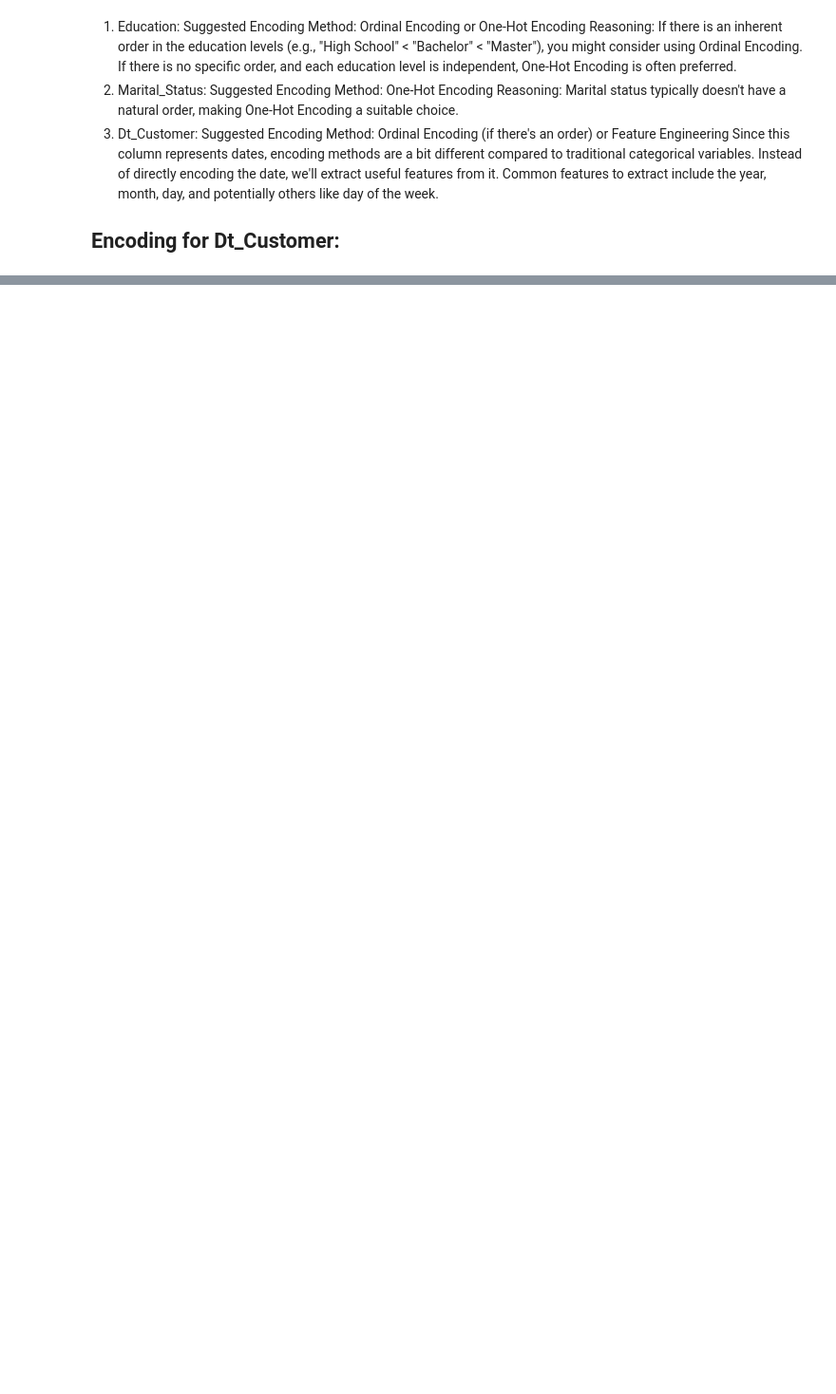
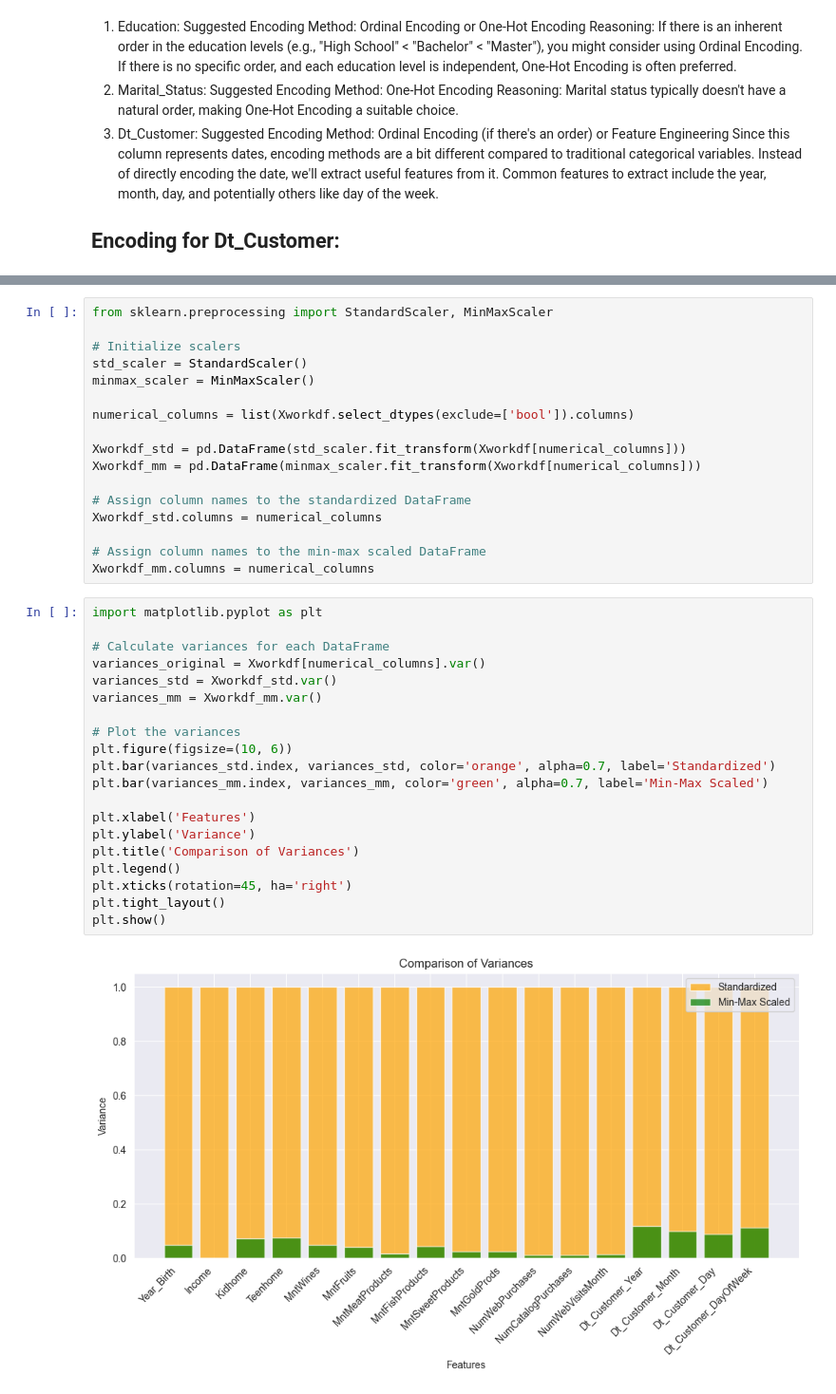
Before and after one commit to Sepehr-A/CLA_Project, a Jupyter notebook: PCA_HW/PCA_HW_NEW.ipynb, the cells around one changed output, grey strips where cells are left out. Shown at 95% size. Drawn from its saved outputs; the diff is of its cells as text; blank space fills up the shorter version.

```diff
--- a/PCA_HW/PCA_HW_NEW.ipynb
+++ b/PCA_HW/PCA_HW_NEW.ipynb
@@ -155,0 +169,39 @@ workdf.head()
+# %%
+from sklearn.preprocessing import StandardScaler, MinMaxScaler
+
+# Initialize scalers
+std_scaler = StandardScaler()
+minmax_scaler = MinMaxScaler()
+
+numerical_columns = list(Xworkdf.select_dtypes(exclude=['bool']).columns)
+
+Xworkdf_std = pd.DataFrame(std_scaler.fit_transform(Xworkdf[numerical_columns]))
+Xworkdf_mm = pd.DataFrame(minmax_scaler.fit_transform(Xworkdf[numerical_columns]))
+
+# Assign column names to the standardized DataFrame
+Xworkdf_std.columns = numerical_columns
+
+# Assign column names to the min-max scaled DataFrame
+Xworkdf_mm.columns = numerical_columns
+# %%
+import matplotlib.pyplot as plt
+
+# Calculate variances for each DataFrame
+variances_original = Xworkdf[numerical_columns].var()
+variances_std = Xworkdf_std.var()
+variances_mm = Xworkdf_mm.var()
+
+# Plot the variances
+plt.figure(figsize=(10, 6))
+plt.bar(variances_std.index, variances_std, color='orange', alpha=0.7, label='Standardized')
+plt.bar(variances_mm.index, variances_mm, color='green', alpha=0.7, label='Min-Max Scaled')
+
+plt.xlabel('Features')
+plt.ylabel('Variance')
+plt.title('Comparison of Variances')
+plt.legend()
+plt.xticks(rotation=45, ha='right')
+plt.tight_layout()
+plt.show()
+# %% [output]
+[figure, added]
```
Also changed, not shown: parts of 16 cells of this notebook.
